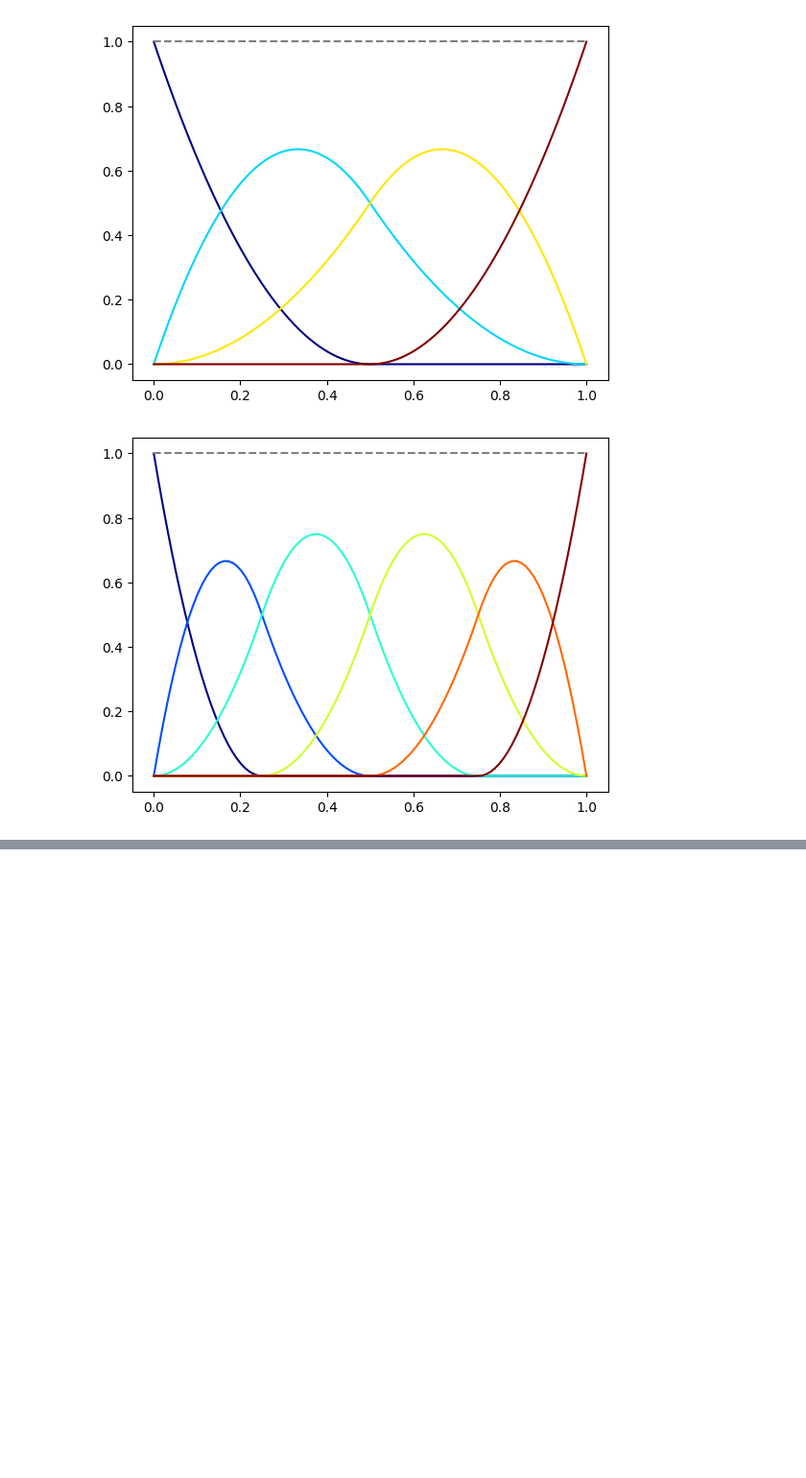
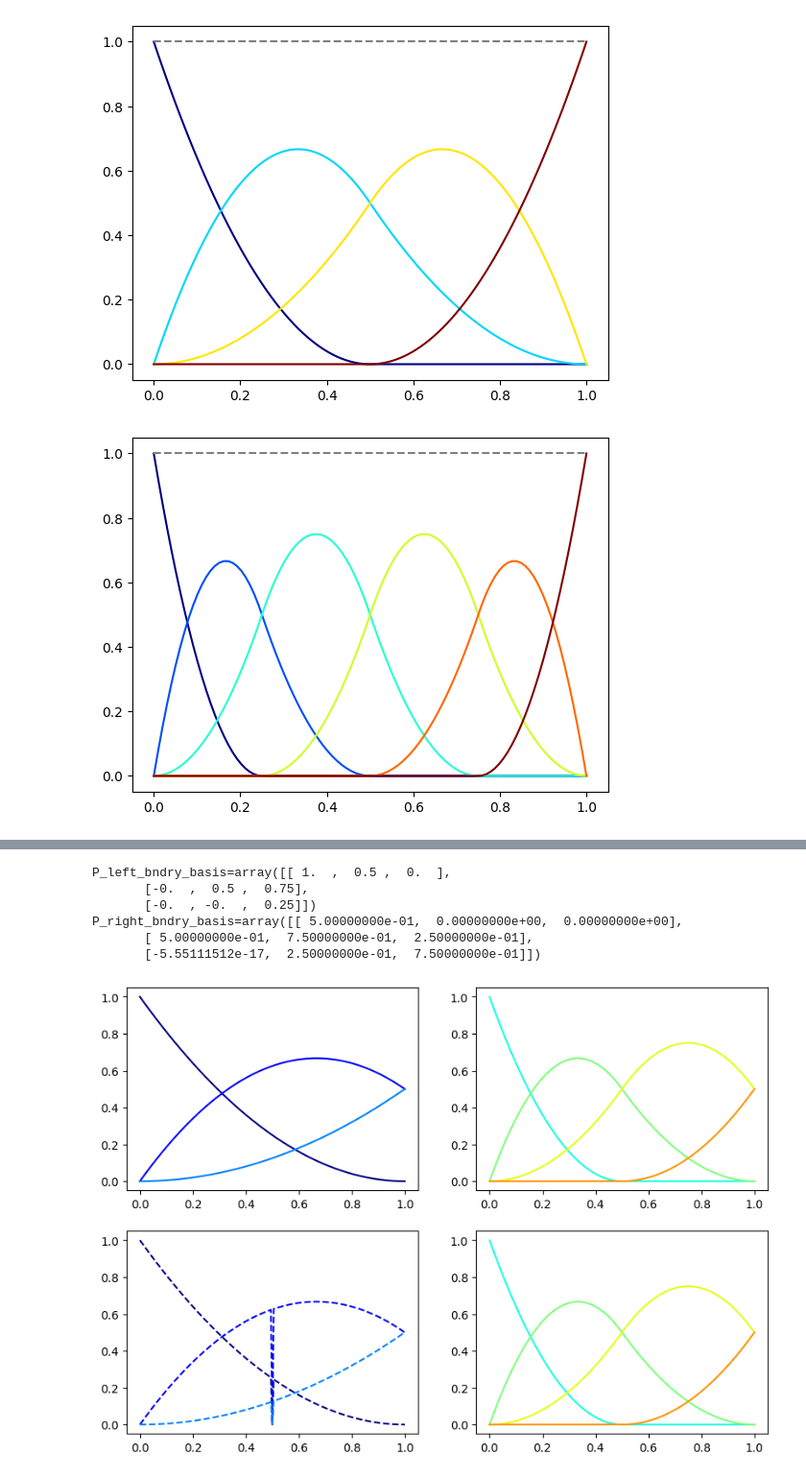
Before and after one commit to smdogroup/gpu_fem, a Jupyter notebook: examples/asym_iga/_python_demo/2_iga/4_multigrid_oned.ipynb, the cells around one changed output, grey strips where cells are left out. Shown at 96% size. Drawn from its saved outputs; the diff is of its cells as text; code cells hidden in the pictures; blank space fills up the shorter version.

```diff
--- a/examples/asym_iga/_python_demo/2_iga/4_multigrid_oned.ipynb
+++ b/examples/asym_iga/_python_demo/2_iga/4_multigrid_oned.ipynb
@@ -173,0 +288,69 @@ P_dof=array([[0.75, 0.25, 0.  ],
+# %%
+# now let's do the case near the left boundary (and right boundary will be same but reversed)?
+# N_H = [1 - 2*xi + xi^2,
+#        2*xi - 1.5*xi^2,
+#        0.5*xi^2]
+# left fine elem
+# N_h = [1 - 4*xi + 4*xi^2,
+#        4*xi - 6*xi^2,
+#        2*xi^2]
+
+# restriction for this part, N_H = R * N_lh
+N_H_poly = np.array([[1.0, -2.0, 1.0], [0.0, 2.0, -1.5], [0.0, 0.0, 0.5]])
+N_lh_poly = np.array([[1.0, -4.0, 4.0], [0.0, 4.0, -6.0], [0.0, 0.0, 2.0]])
+# transposed cause see x above recovered in first row like that
+P_left_bndry_basis = np.linalg.solve(N_lh_poly.T, N_H_poly.T).T
+print(f"{P_left_bndry_basis=}")
+
+# then restriction for right half
+N_rh_poly = np.array([[2.0, -4.0, 2.0], [-1.5, 6.0, -4.0], [0.5, -2.0, 2.0]])
+P_right_bndry_basis = np.linalg.solve(N_rh_poly.T, N_H_poly.T).T
+print(f"{P_right_bndry_basis=}")
+
+# becomes full restriction matrix from four fine basis to three coarse basis funcs
+R_bndry = np.array([
+    [1.0, 0.5, 0.0, 0.0],
+    [0.0, 0.5, 0.75, 0.25],
+    [0.0, 0.0, 0.25, 0.75],
+])
+
+
+# construct bases now of this boundary element now
+p = 2
+ncoarse = p+1
+nfine = 2*ncoarse
+colors = plt.cm.jet(np.linspace(0.0, 1.0, nfine+ncoarse))
+xi = np.linspace(0.0, 1.0, 201)
+N_H = np.array([(1.0 - xi)**2, 2*xi*(1-xi) + 0.5 * xi**2, 0.5*xi**2])
+N_Lh = np.array([(1.0 - 2*xi)**2, 4*xi*(1-2*xi) + 2*xi**2, 2*xi**2])
+N_Lh[:,100:] = 0.0
+xif = 2*xi-1
+N_Rh = np.array([0.5*(1-xif)**2, 0.5*(1-xif)**2 + 2*xif*(1-xif) + 0.5*xif**2, 0.5*xif**2])
+N_Rh[:, :101] = 0.0
+
+N_h = np.zeros((4,N_Lh.shape[1]))
+N_h[:3] += N_Lh
+N_h[1:] += N_Rh
+
+
+N_H_v2 = np.dot(R_bndry, N_h)
+
+for i in range(4):
+    N_h[i,100] = 0.5*(N_h[i,99] + N_h[i,101])
+
+fig, ax = plt.subplots(2, 2, figsize=(10, 7))
+for i in range(3):
+    ax[0,0].plot(xi, N_H[i], color=colors[i])
+    ax[1,0].plot(xi, N_H_v2[i], '--', color=colors[i])
+for i in range(4):
+    ax[0,1].plot(xi, N_h[i], color=colors[i+3])
+    ax[1,1].plot(xi, N_h[i], color=colors[i+3])
+plt.show()
+# %% [output]
+P_left_bndry_basis=array([[ 1.  ,  0.5 ,  0.  ],
+       [-0.  ,  0.5 ,  0.75],
+       [-0.  , -0.  ,  0.25]])
+P_right_bndry_basis=array([[ 5.00000000e-01,  0.00000000e+00,  0.00000000e+00],
+       [ 5.00000000e-01,  7.50000000e-01,  2.50000000e-01],
+       [-5.55111512e-17,  2.50000000e-01,  7.50000000e-01]])
+[figure, added]
```
Also changed, not shown: parts of 5 cells of this notebook.
